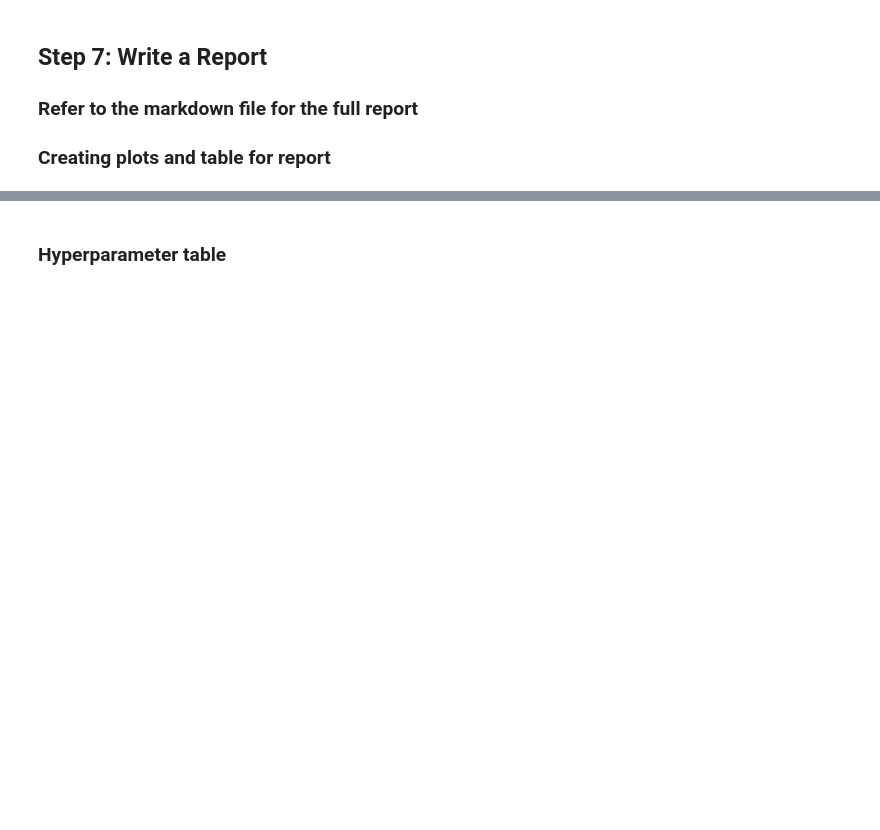
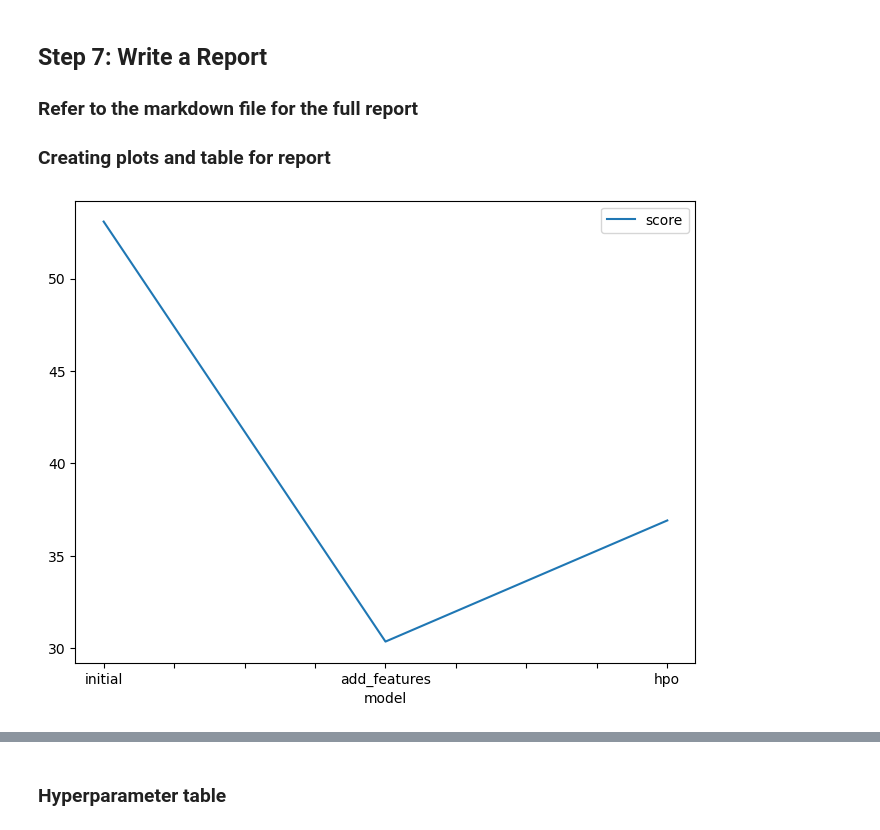
Before and after one commit to Nahom4258/cd0385-project-starter, a Jupyter notebook: project/project-template.ipynb, the cells around one changed output, grey strips where cells are left out. Saved outputs shown, nothing was run; the diff lists cells and outputs as text; code cells hidden in the pictures; blank space fills up the shorter version.

```diff
--- a/project/project-template.ipynb
+++ b/project/project-template.ipynb
@@ -381,13 +633,15 @@ submission_new_hpo.to_csv("submission_new_hpo.csv", index=False)
 # %%
 # Taking the top model score from each training run and creating a line plot to show improvement
 # You can create these in the notebook and save them to PNG or use some other tool (e.g. google sheets, excel)
 fig = pd.DataFrame(
     {
         "model": ["initial", "add_features", "hpo"],
-        "score": [?, ?, ?]
+        "score": [53.081206, 30.353310, 36.908441]
     }
 ).plot(x="model", y="score", figsize=(8, 6)).get_figure()
 fig.savefig('model_train_score.png')
+# %% [output]
+[figure, added]
 # %%
 # Take the 3 kaggle scores and creating a line plot to show improvement
 fig = pd.DataFrame(
```
Also changed, not shown: parts of 31 cells of this notebook, 1 other file.
